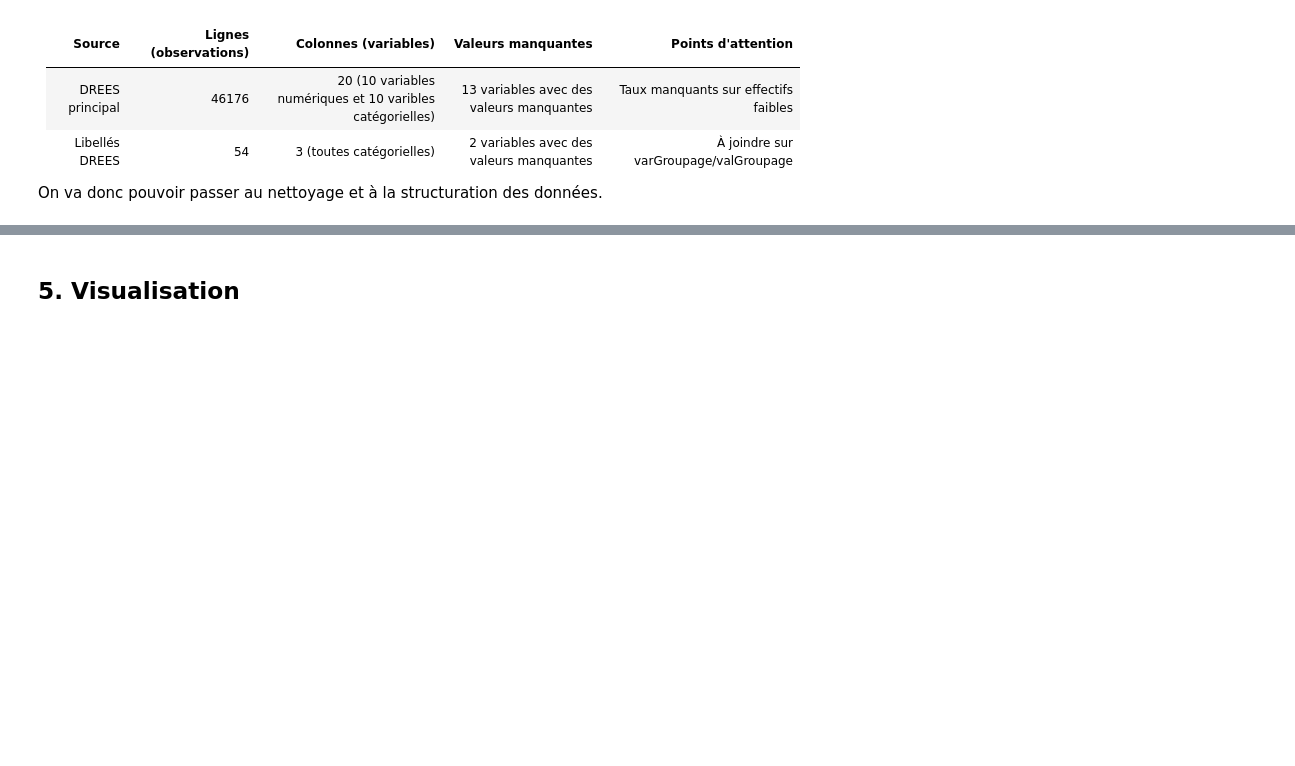
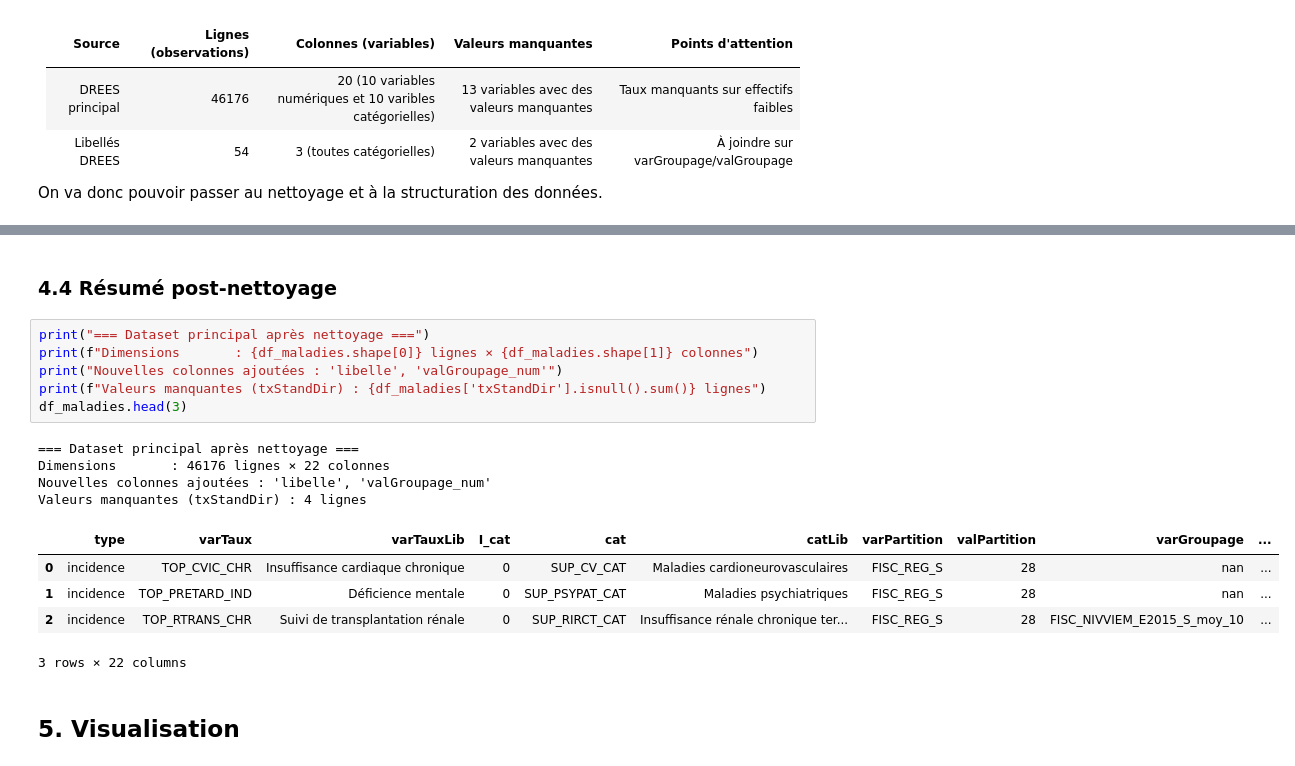
Before and after one commit to clemence-pinsard/projet_python_pour_datascience, a Jupyter notebook: main.ipynb, the cells around one changed output, grey strips where cells are left out. Saved outputs shown, nothing was run; the diff lists cells and outputs as text; blank space fills up the shorter version.

```diff
--- a/main.ipynb
+++ b/main.ipynb
@@ -438,3 +532,21 @@ On va donc pouvoir passer au nettoyage et à la structuration des données.
+# %% [markdown]
+### 4.4 Résumé post-nettoyage
+# %%
+print("=== Dataset principal après nettoyage ===")
+print(f"Dimensions       : {df_maladies.shape[0]} lignes × {df_maladies.shape[1]} colonnes")
+print("Nouvelles colonnes ajoutées : 'libelle', 'valGroupage_num'")
+print(f"Valeurs manquantes (txStandDir) : {df_maladies['txStandDir'].isnull().sum()} lignes")
+df_maladies.head(3)
+# %% [output]
+=== Dataset principal après nettoyage ===
+Dimensions       : 46176 lignes × 22 colonnes
+Nouvelles colonnes ajoutées : 'libelle', 'valGroupage_num'
+Valeurs manquantes (txStandDir) : 4 lignes
+|  | type | varTaux | varTauxLib | I_cat | cat | catLib | varPartition | valPartition | varGroupage | ... |
+| 0 | incidence | TOP_CVIC_CHR | Insuffisance cardiaque chronique | 0 | SUP_CV_CAT | Maladies cardioneurovasculaires | FISC_REG_S | 28 | nan | ... |
+| 1 | incidence | TOP_PRETARD_IND | Déficience mentale | 0 | SUP_PSYPAT_CAT | Maladies psychiatriques | FISC_REG_S | 28 | nan | ... |
+| 2 | incidence | TOP_RTRANS_CHR | Suivi de transplantation rénale | 0 | SUP_RIRCT_CAT | Insuffisance rénale chronique ter... | FISC_REG_S | 28 | FISC_NIVVIEM_E2015_S_moy_10 | ... |
+3 rows × 22 columns
 # %% [markdown]
 ## 5. Visualisation
 # %% [markdown]
```
Also changed, not shown: parts of 19 cells of this notebook.
